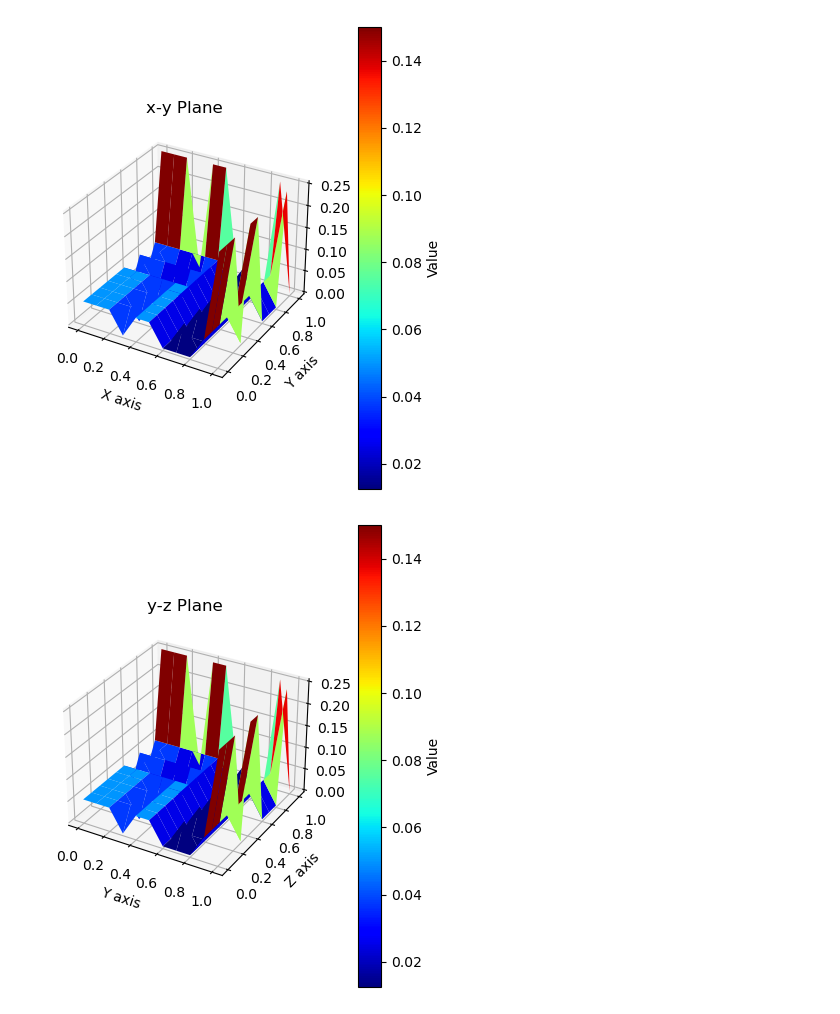
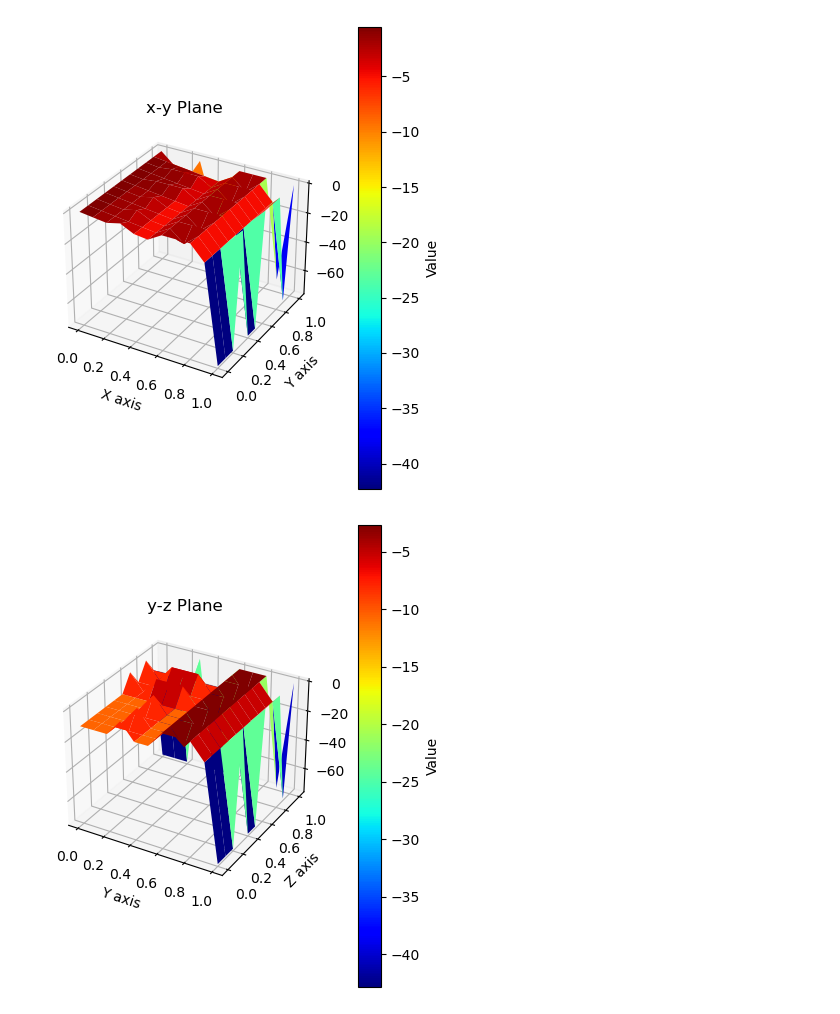
Before and after one commit to DiaSird/rust_fluid_3d, a Jupyter notebook: results/draw_graph.ipynb, the cells around one changed output. Drawn from its saved outputs; the diff is of its cells as text; code cells hidden in the pictures.

```diff
--- a/results/draw_graph.ipynb
+++ b/results/draw_graph.ipynb
@@ -41,33 +41,33 @@ def plot_surface(x, y, z, values, xlabel, ylabel, zlabel, title, position):
 
     # Show the plot
     plt.show()
 
 def main():
     # Example data
     file_path = "kernel.csv"
     data = pd.read_csv(file_path)
 
     x = data['x']
     y = data['y']
     z = data['z']
     w = data['w']
     dwdq1 = data['dwdq1']
     dwdq2 = data['dwdq2']
     dwdq3 = data['dwdq3']
 
-    values = w  # Choose what to visualize, e.g., w, dwdq1, dwdq2, dwdq3
+    values = dwdq1  # Choose what to visualize, e.g., w, dwdq1, dwdq2, dwdq3
 
     # ---- x-y Plane Visualization ----
     plot_surface(x, y, z, values, 'X axis', 'Y axis', 'Value', 'x-y Plane', (1, 3, 1))
 
     # ---- y-z Plane Visualization ----
     plot_surface(y, z, x, values, 'Y axis', 'Z axis', 'Value', 'y-z Plane', (1, 3, 2))
 
     # ---- z-x Plane Visualization ----
     plot_surface(z, x, y, values, 'Z axis', 'X axis', 'Value', 'z-x Plane', (1, 3, 3))
 
 if __name__ == "__main__":
     main()
 # %% [output]
-[figure, old version]
+[figure, new version]
-[figure, old version]
+[figure, new version]
```
Also changed, not shown: parts of 1 cell of this notebook, 4 other files.
